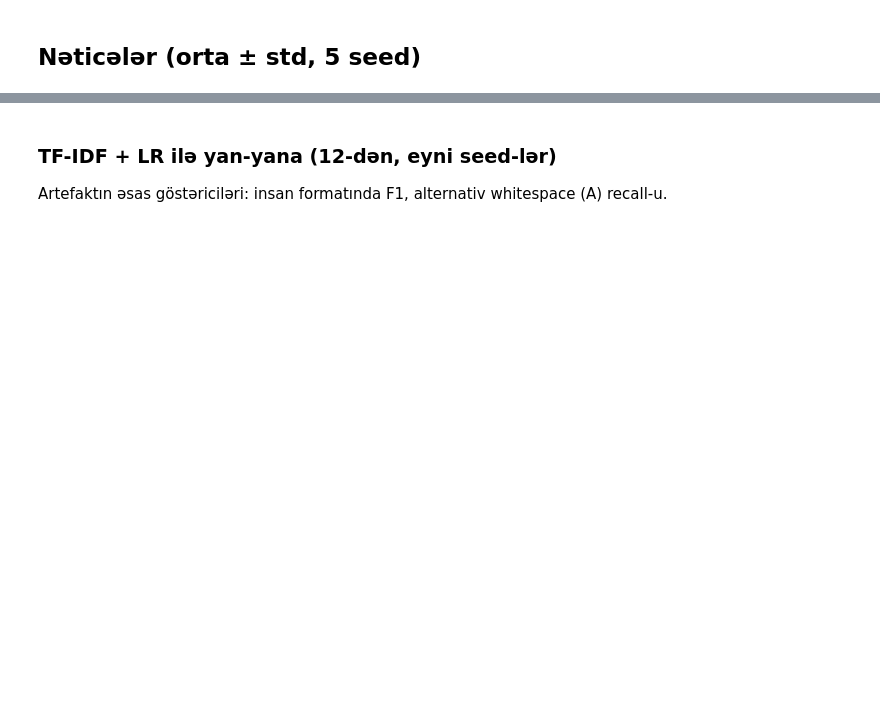
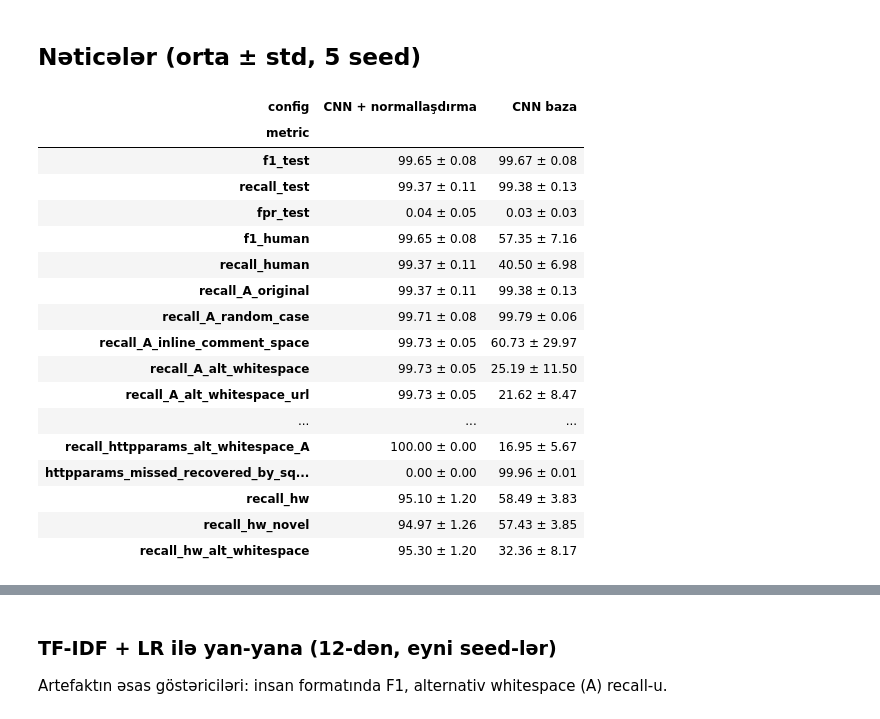
Before and after one commit to mehmanshamil/ML-in-SQL, a Jupyter notebook: notebooks/13_char_cnn.ipynb, the cells around one changed output, grey strips where cells are left out. Cells and saved outputs as stored; diff of their text form; code cells hidden in the pictures; blank space fills up the shorter version.

```diff
--- a/notebooks/13_char_cnn.ipynb
+++ b/notebooks/13_char_cnn.ipynb
@@ -154,12 +180,33 @@ cnn.to_csv(RES / "13_char_cnn_raw.csv", index=False)
 # %%
 a = cnn.groupby(["config", "metric"]).value.agg(["mean", "std"])
 a.to_csv(RES / "13_char_cnn_mean_std.csv")
 fmt = lambda d: (d["mean"] * 100).map("{:.2f}".format) + " ± " + (d["std"] * 100).map("{:.2f}".format)
 key_rows = ["f1_test", "recall_test", "fpr_test", "f1_human", "recall_human", "recall_A_original"] + \
            [f"recall_A_{t}" for t in TECH_ORDER] + ["recall_httpparams", "fpr_httpparams", "recall_httpparams_alt_whitespace_A",
-                                                    "httpparams_missed_recovered_by_sqlmap_spacing"]
+                                                    "httpparams_missed_recovered_by_sqlmap_spacing",
+                                                    "recall_hw", "recall_hw_novel", "recall_hw_alt_whitespace"]
 summary = fmt(a).unstack("config").loc[key_rows]
+summary.to_csv(RES / "13_char_cnn_table.csv")
 summary
+# %% [output]
+| config | CNN + normallaşdırma | CNN baza |
+| metric |  |  |
+| f1_test | 99.65 ± 0.08 | 99.67 ± 0.08 |
+| recall_test | 99.37 ± 0.11 | 99.38 ± 0.13 |
+| fpr_test | 0.04 ± 0.05 | 0.03 ± 0.03 |
+| f1_human | 99.65 ± 0.08 | 57.35 ± 7.16 |
+| recall_human | 99.37 ± 0.11 | 40.50 ± 6.98 |
+| recall_A_original | 99.37 ± 0.11 | 99.38 ± 0.13 |
+| recall_A_random_case | 99.71 ± 0.08 | 99.79 ± 0.06 |
+| recall_A_inline_comment_space | 99.73 ± 0.05 | 60.73 ± 29.97 |
+| recall_A_alt_whitespace | 99.73 ± 0.05 | 25.19 ± 11.50 |
+| recall_A_alt_whitespace_url | 99.73 ± 0.05 | 21.62 ± 8.47 |
+| ... | ... | ... |
+| recall_httpparams_alt_whitespace_A | 100.00 ± 0.00 | 16.95 ± 5.67 |
+| httpparams_missed_recovered_by_sq... | 0.00 ± 0.00 | 99.96 ± 0.01 |
+| recall_hw | 95.10 ± 1.20 | 58.49 ± 3.83 |
+| recall_hw_novel | 94.97 ± 1.26 | 57.43 ± 3.85 |
+| recall_hw_alt_whitespace | 95.30 ± 1.20 | 32.36 ± 8.17 |
 # %%
 print(a.xs("httpparams_missed", level="metric"))
 print(a.xs("epochs", level="metric"))
```
Also changed, not shown: parts of 6 cells of this notebook, 37 other files.
